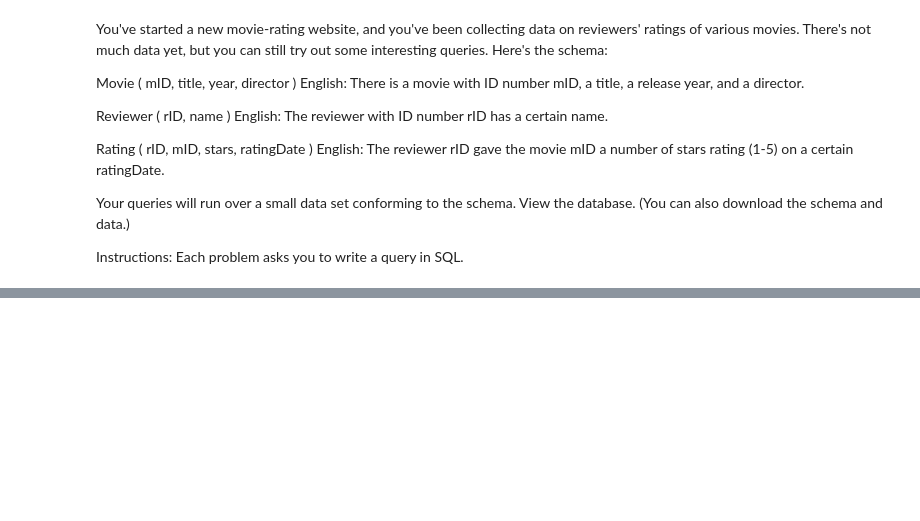
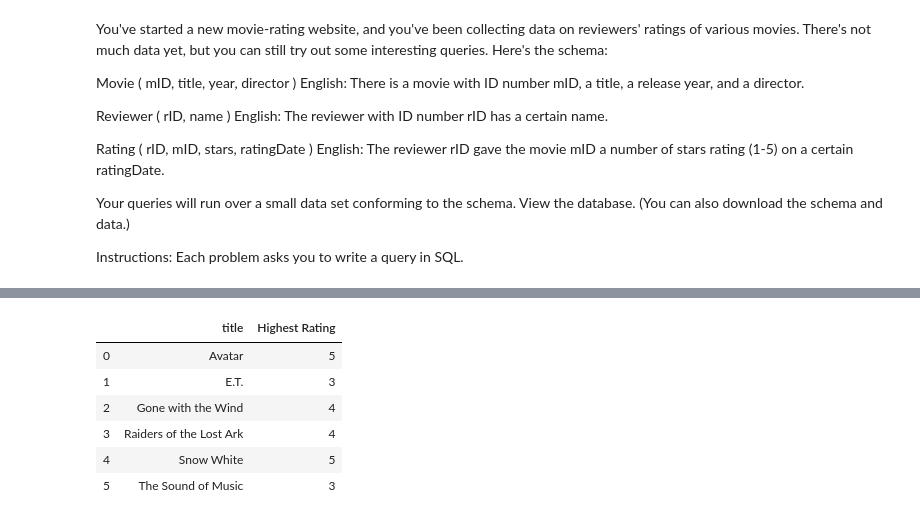
Before and after one commit to TaraRosen/movie_rating_reviewer_database, a Jupyter notebook: SQL_movie_rating_query_exercises.ipynb, the cells around one changed output, grey strips where cells are left out. Saved outputs shown, nothing was run; the diff lists cells and outputs as text; code cells hidden in the pictures; blank space fills up the shorter version.

```diff
--- a/SQL_movie_rating_query_exercises.ipynb
+++ b/SQL_movie_rating_query_exercises.ipynb
@@ -110,0 +225,24 @@ q4                                              # view dataframe
+# %%
+# 7. For each movie that has at least one rating,
+# find the highest number of stars that movie
+# received. Return the movie title and number
+# of stars. Sort by movie title.
+
+cur.execute("""SELECT m.title, MAX(r.stars) AS "Highest Rating"
+               FROM movie m
+               JOIN rating r
+               ON m.mID = r.mID
+               WHERE r.stars >= 1
+               GROUP BY m.title
+               ORDER BY m.title""")             # sql query
+q7 = pd.DataFrame(cur.fetchall())               # create dataframe from sql query
+q7.columns = [x[0] for x in cur.description]    # labels dataframe columns
+q7                                              # view dataframe
+# %% [output]
+|  | title | Highest Rating |
+| 0 | Avatar | 5 |
+| 1 | E.T. | 3 |
+| 2 | Gone with the Wind | 4 |
+| 3 | Raiders of the Lost Ark | 4 |
+| 4 | Snow White | 5 |
+| 5 | The Sound of Music | 3 |
```
Also changed, not shown: parts of 23 cells of this notebook.
